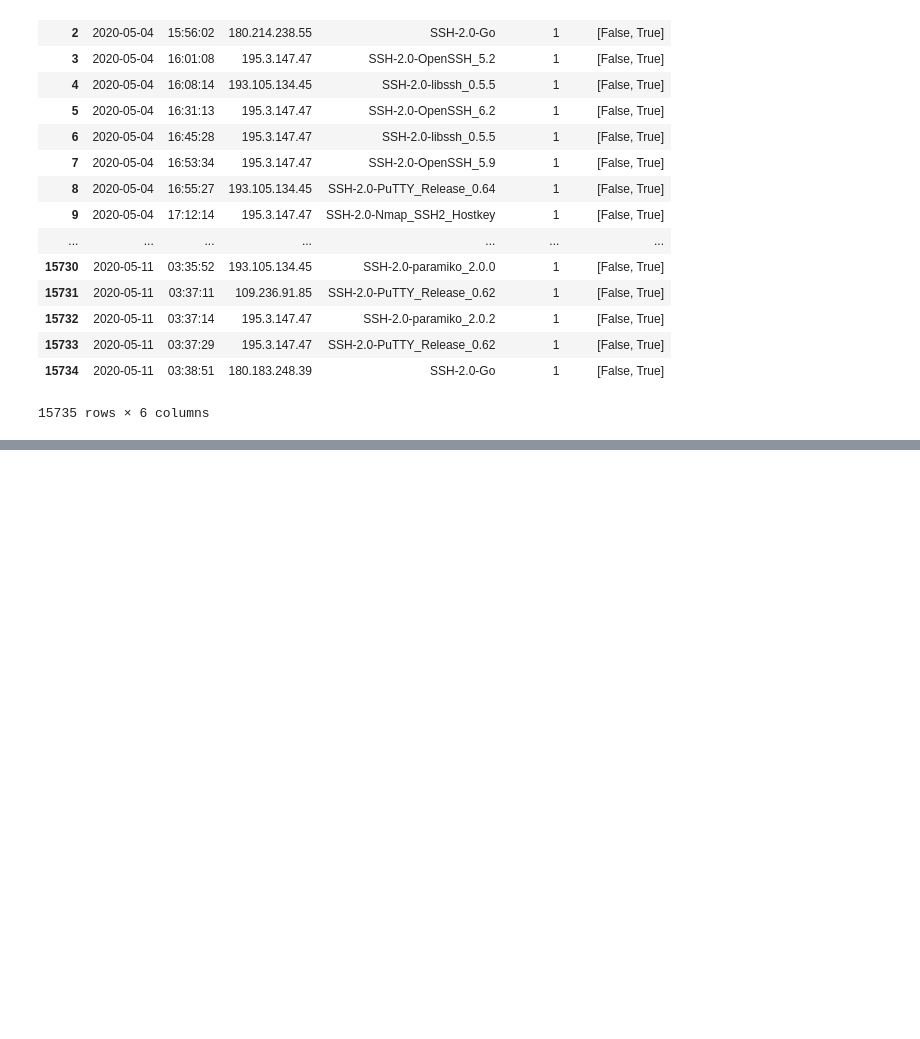
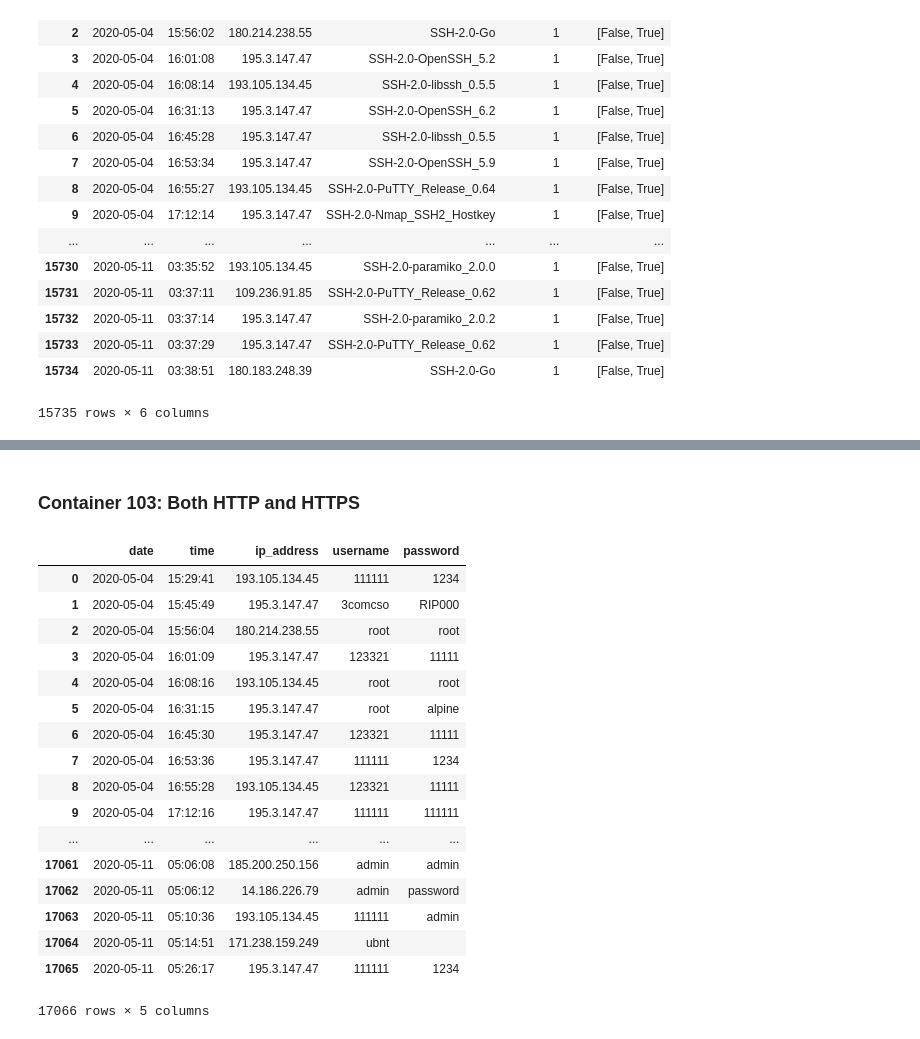
Before and after one commit to AkiPraveen/HACS202-data-analysis, a Jupyter notebook: notebooks/202-data-analysis.ipynb, the cells around one changed output, grey strips where cells are left out. Drawn from its saved outputs; the diff is of its cells as text; code cells hidden in the pictures; blank space fills up the shorter version.

```diff
--- a/notebooks/202-data-analysis.ipynb
+++ b/notebooks/202-data-analysis.ipynb
@@ -205,0 +320,49 @@ Drawing conclusions from the data we've come up with.
+# %% [markdown]
+### Container 103: Both HTTP and HTTPS
+# %%
+# read and scrape from file for container 103
+
+raw_103_logins = []
+
+with open('../raw_data/logins/103.txt', 'r') as fp:
+
+    line = fp.readline()
+    while line:
+        line_data = re.search("([0-9]{4}-[0-9]{2}-[0-9]{2})\s([0-9]{2}:[0-9]{2}:[0-9]{2})\.[0-9]*;(.*);password;(.*);(.*)", line)
+
+        if line_data:
+            my_date = line_data.group(1)
+            my_time = line_data.group(2)
+            my_ip = line_data.group(3)
+            my_user = line_data.group(4)
+            my_password = line_data.group(5)
+
+            raw_103_logins.append([my_date, my_time, my_ip, my_user, my_password])
+
+        else:
+            # omitting debug code here to yield presentable results
+            pass # omit erroneous log data (this file contains some)
+
+        line = fp.readline()
+
+login_df_103 = pd.DataFrame(raw_103_logins, columns = ['date', 'time', 'ip_address', 'username', 'password'])
+login_df_103
+# %% [output]
+|  | date | time | ip_address | username | password |
+| 0 | 2020-05-04 | 15:29:41 | 193.105.134.45 | 111111 | 1234 |
+| 1 | 2020-05-04 | 15:45:49 | 195.3.147.47 | 3comcso | RIP000 |
+| 2 | 2020-05-04 | 15:56:04 | 180.214.238.55 | root | root |
+| 3 | 2020-05-04 | 16:01:09 | 195.3.147.47 | 123321 | 11111 |
+| 4 | 2020-05-04 | 16:08:16 | 193.105.134.45 | root | root |
+| 5 | 2020-05-04 | 16:31:15 | 195.3.147.47 | root | alpine |
+| 6 | 2020-05-04 | 16:45:30 | 195.3.147.47 | 123321 | 11111 |
+| 7 | 2020-05-04 | 16:53:36 | 195.3.147.47 | 111111 | 1234 |
+| 8 | 2020-05-04 | 16:55:28 | 193.105.134.45 | 123321 | 11111 |
+| 9 | 2020-05-04 | 17:12:16 | 195.3.147.47 | 111111 | 111111 |
+| ... | ... | ... | ... | ... | ... |
+| 17061 | 2020-05-11 | 05:06:08 | 185.200.250.156 | admin | admin |
+| 17062 | 2020-05-11 | 05:06:12 | 14.186.226.79 | admin | password |
+| 17063 | 2020-05-11 | 05:10:36 | 193.105.134.45 | 111111 | admin |
+| 17064 | 2020-05-11 | 05:14:51 | 171.238.159.249 | ubnt |  |
+| 17065 | 2020-05-11 | 05:26:17 | 195.3.147.47 | 111111 | 1234 |
+17066 rows × 5 columns
```
Also changed, not shown: parts of 17 cells of this notebook.
